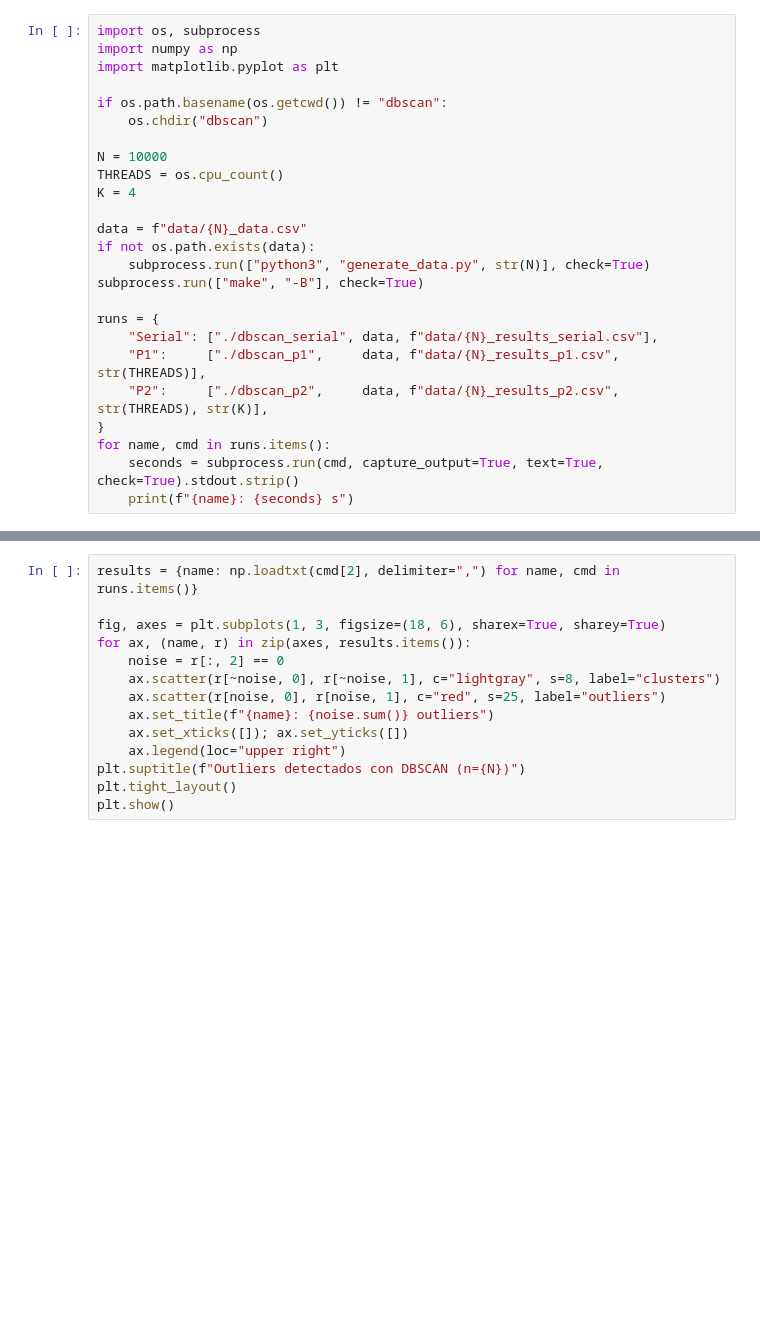
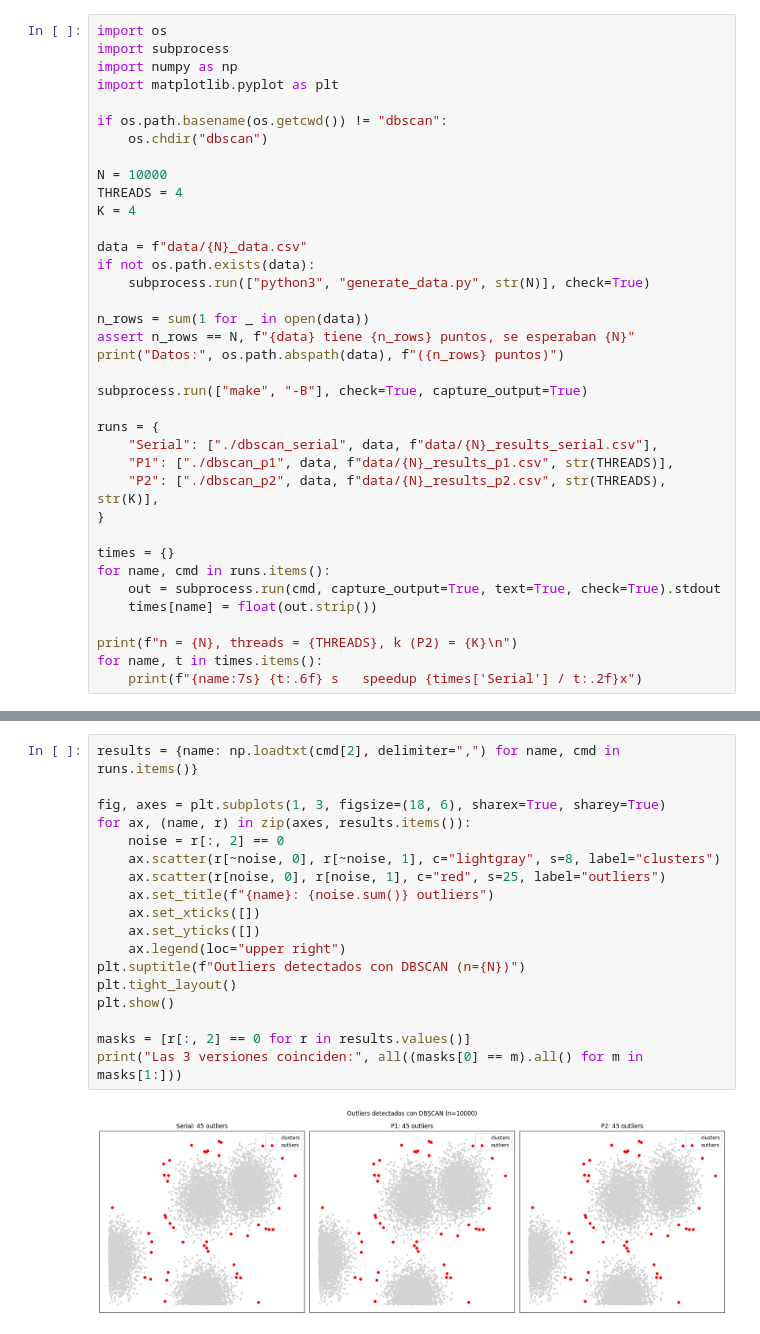
Before and after one commit to Chiavellini/computoparalelo2026b, a Jupyter notebook: DBSCAN_outliers.ipynb, the cells around one changed output, grey strips where cells are left out. Drawn from its saved outputs; the diff is of its cells as text; blank space fills up the shorter version.

Commit message:
Run DBSCAN outliers notebook with 4 threads, print speedups and verify 10K input

```diff
--- a/DBSCAN_outliers.ipynb
+++ b/DBSCAN_outliers.ipynb
@@ -4,5 +4,6 @@ Compila las tres versiones, las corre sobre `10000_data.csv` y grafica los outli
 # %%
-import os, subprocess
+import os
+import subprocess
 import numpy as np
 import matplotlib.pyplot as plt
 
@@ -10,19 +11,30 @@ if os.path.basename(os.getcwd()) != "dbscan":
     os.chdir("dbscan")
 
 N = 10000
-THREADS = os.cpu_count()
+THREADS = 4
 K = 4
 
 data = f"data/{N}_data.csv"
 if not os.path.exists(data):
     subprocess.run(["python3", "generate_data.py", str(N)], check=True)
-subprocess.run(["make", "-B"], check=True)
+
+n_rows = sum(1 for _ in open(data))
+assert n_rows == N, f"{data} tiene {n_rows} puntos, se esperaban {N}"
+print("Datos:", os.path.abspath(data), f"({n_rows} puntos)")
+
+subprocess.run(["make", "-B"], check=True, capture_output=True)
 
 runs = {
     "Serial": ["./dbscan_serial", data, f"data/{N}_results_serial.csv"],
-    "P1":     ["./dbscan_p1",     data, f"data/{N}_results_p1.csv", str(THREADS)],
-    "P2":     ["./dbscan_p2",     data, f"data/{N}_results_p2.csv", str(THREADS), str(K)],
+    "P1": ["./dbscan_p1", data, f"data/{N}_results_p1.csv", str(THREADS)],
+    "P2": ["./dbscan_p2", data, f"data/{N}_results_p2.csv", str(THREADS), str(K)],
 }
+
+times = {}
 for name, cmd in runs.items():
-    seconds = subprocess.run(cmd, capture_output=True, text=True, check=True).stdout.strip()
-    print(f"{name}: {seconds} s")
+    out = subprocess.run(cmd, capture_output=True, text=True, check=True).stdout
+    times[name] = float(out.strip())
+
+print(f"n = {N}, threads = {THREADS}, k (P2) = {K}\n")
+for name, t in times.items():
+    print(f"{name:7s} {t:.6f} s   speedup {times['Serial'] / t:.2f}x")
@@ -29,14 +47,20 @@ for name, cmd in runs.items():
 # %%
 results = {name: np.loadtxt(cmd[2], delimiter=",") for name, cmd in runs.items()}
 
 fig, axes = plt.subplots(1, 3, figsize=(18, 6), sharex=True, sharey=True)
 for ax, (name, r) in zip(axes, results.items()):
     noise = r[:, 2] == 0
     ax.scatter(r[~noise, 0], r[~noise, 1], c="lightgray", s=8, label="clusters")
     ax.scatter(r[noise, 0], r[noise, 1], c="red", s=25, label="outliers")
     ax.set_title(f"{name}: {noise.sum()} outliers")
-    ax.set_xticks([]); ax.set_yticks([])
+    ax.set_xticks([])
+    ax.set_yticks([])
     ax.legend(loc="upper right")
 plt.suptitle(f"Outliers detectados con DBSCAN (n={N})")
 plt.tight_layout()
 plt.show()
+
+masks = [r[:, 2] == 0 for r in results.values()]
+print("Las 3 versiones coinciden:", all((masks[0] == m).all() for m in masks[1:]))
+# %% [output]
+[figure, added]
```
Also changed, not shown: parts of 4 cells of this notebook.
